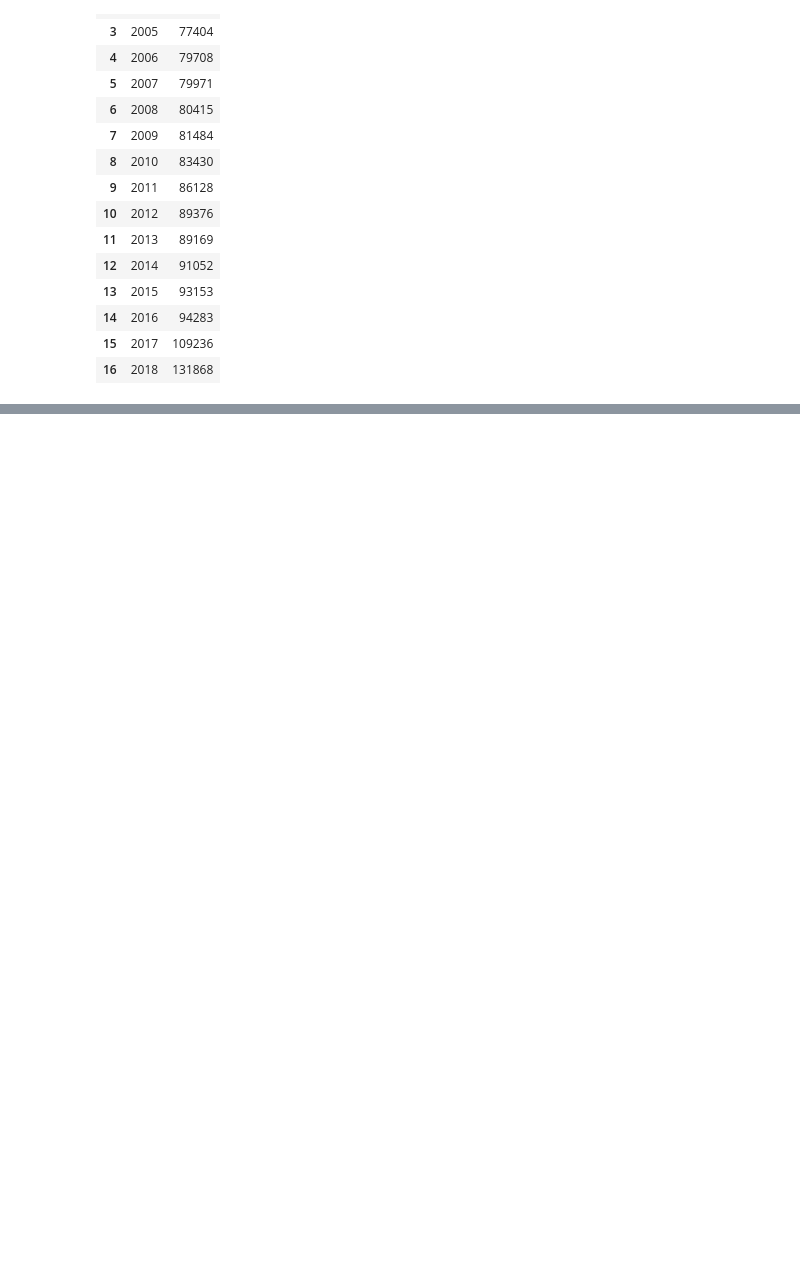
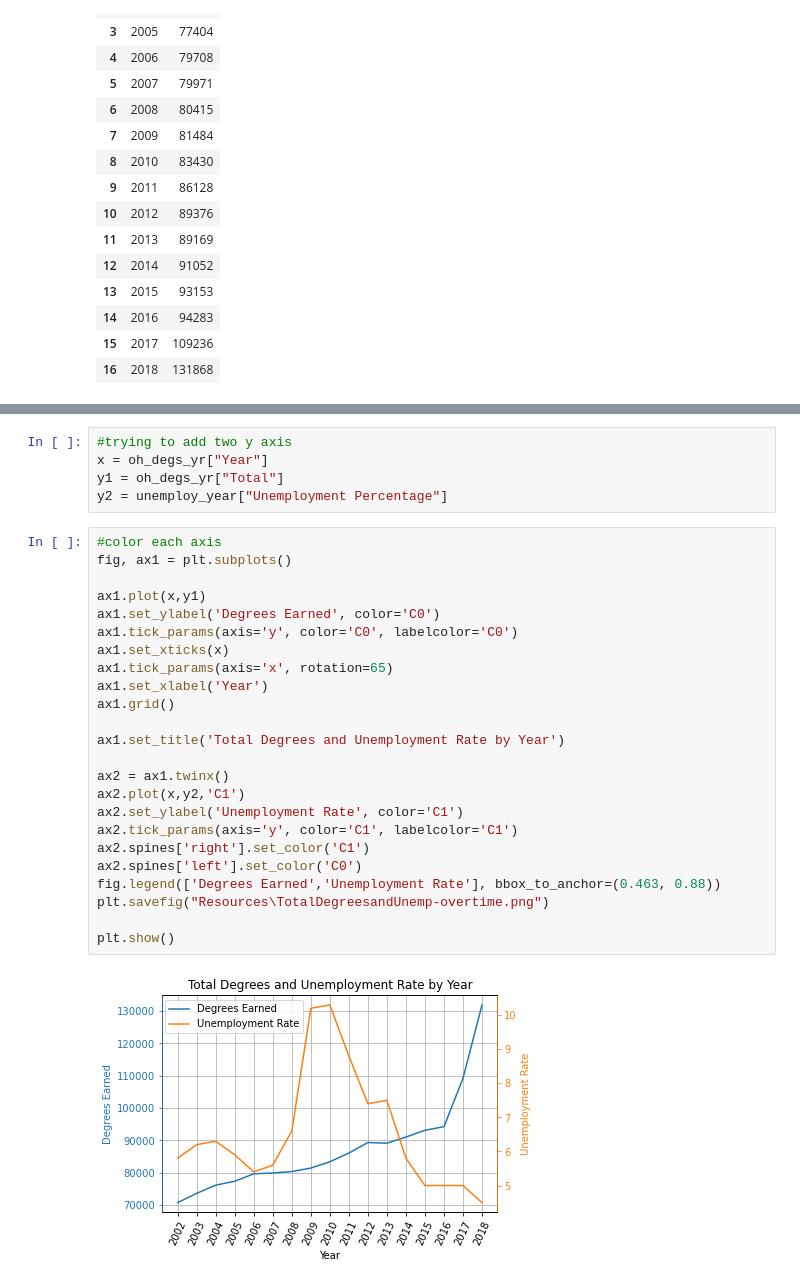
Before and after one commit to AntwonS116/Project-Ohio-College-Analysis, a Jupyter notebook: data.ipynb, the cells around one changed output, grey strips where cells are left out. Drawn from its saved outputs; the diff is of its cells as text; blank space fills up the shorter version.

Commit message:
multiline degres/unemployment and png

```diff
--- a/data.ipynb
+++ b/data.ipynb
@@ -683,0 +684,31 @@ plt.show()
+# %%
+#trying to add two y axis
+x = oh_degs_yr["Year"]
+y1 = oh_degs_yr["Total"]
+y2 = unemploy_year["Unemployment Percentage"]
+# %%
+#color each axis
+fig, ax1 = plt.subplots()
+
+ax1.plot(x,y1)
+ax1.set_ylabel('Degrees Earned', color='C0')
+ax1.tick_params(axis='y', color='C0', labelcolor='C0')
+ax1.set_xticks(x)
+ax1.tick_params(axis='x', rotation=65)
+ax1.set_xlabel('Year')
+ax1.grid()
+
+ax1.set_title('Total Degrees and Unemployment Rate by Year')
+
+ax2 = ax1.twinx()
+ax2.plot(x,y2,'C1')
+ax2.set_ylabel('Unemployment Rate', color='C1')
+ax2.tick_params(axis='y', color='C1', labelcolor='C1')
+ax2.spines['right'].set_color('C1')
+ax2.spines['left'].set_color('C0')
+fig.legend(['Degrees Earned','Unemployment Rate'], bbox_to_anchor=(0.463, 0.88))
+plt.savefig("Resources\TotalDegreesandUnemp-overtime.png")
+
+plt.show()
+# %% [output]
+[figure, added]
```
Also changed, not shown: parts of 2 cells of this notebook, 1 other file.
